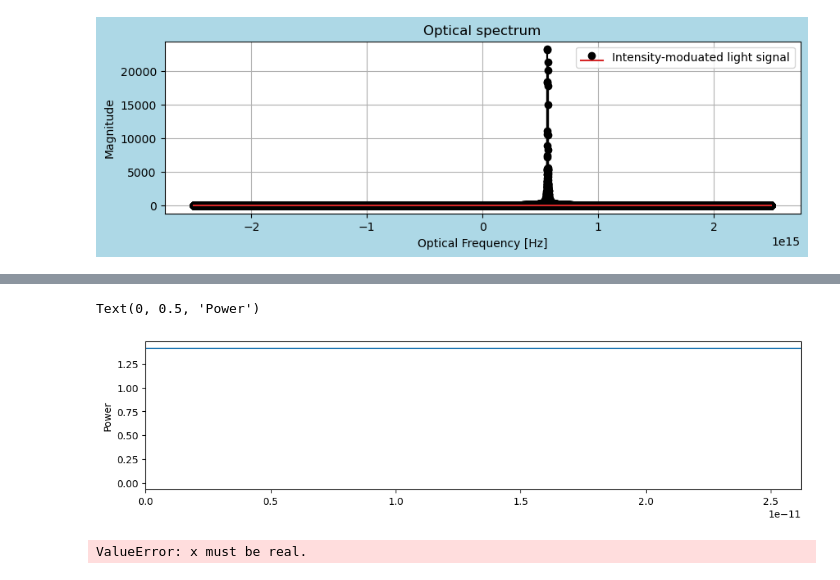
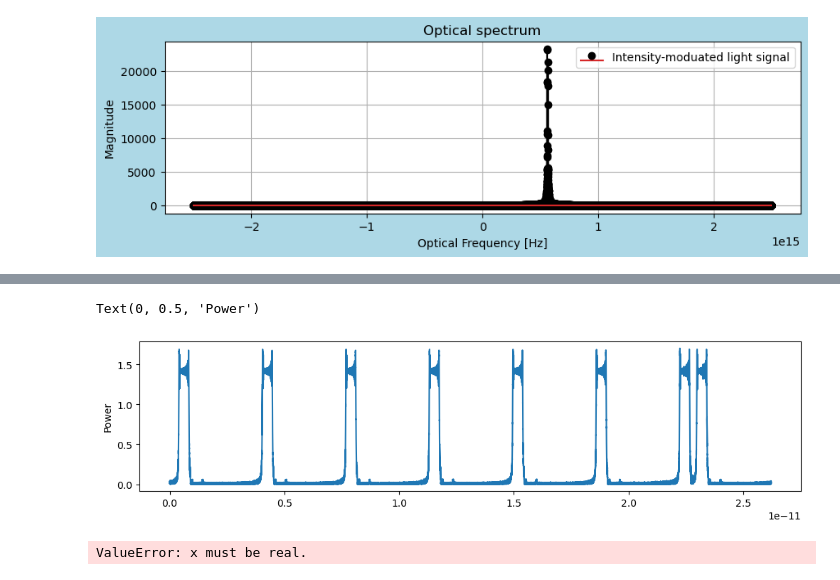
Before and after one commit to tacticstactics/Optical-pulse-broadening, a Jupyter notebook: optical_pulse_broadening_optical_fibers.ipynb, the cells around one changed output, grey strips where cells are left out. Drawn from its saved outputs; the diff is of its cells as text; code cells hidden in the pictures.

```diff
--- a/optical_pulse_broadening_optical_fibers.ipynb
+++ b/optical_pulse_broadening_optical_fibers.ipynb
@@ -399,8 +380,23 @@ Shape of inverse fourier transformed signal (Time Domain): (131072,)
 # %%
+mag = np.cos(phase_change) + 1j*np.sin(phase_change)
+print(mag)
+
+#Y_freq = unshifted_fft_random_analog_signal
+#Y_freq = fft_random_analog_signal
+Y_freq = mag * fft_random_analog_signal
+
+y_freq = ifft(Y_freq)
+print(y_freq)
+#transformed_tcol = np.linspace(0.0, 2*t_step * samplerate, samplerate, endpoint=False)
+
+
+print('Shape of inverse fourier transformed signal (Time Domain):', y_freq.shape)
+
+
 fig1 = plt.figure(figsize = (12,6), facecolor='white')
 ax1_1 = fig1.add_subplot(2, 1, 1)
 
 ax1_1.plot(optical_frequencies, np.abs(Y_freq))
 ax1_1.set_ylabel('Magnitude')
-ax1_1.set_xlim(200e12, 800e12)
-ax1_1.set_ylim(-1, 20)
+#ax1_1.set_xlim(200e12, 800e12)
+ax1_1.set_ylim(-1, 20000)
@@ -407,15 +413,15 @@ ax1_1.set_ylim(-1, 20)
 # %%
 fig2 = plt.figure(figsize = (12,6), facecolor='white')
 ax2_1 = fig2.add_subplot(2, 1, 1)
 
 #ax2_1.plot(transformed_tcol, (np.abs(y_freq))**2)
-#ax2_1.plot(tcol, np.abs(y_freq))
-ax2_1.plot(np.abs(y_freq))
-ax2_1.set_xlim(0, t_step * samplerate)
+ax2_1.plot(tcol, np.abs(y_freq))
+#ax2_1.plot(tcol, np.real(y_freq))
+#ax2_1.set_xlim(0, t_step * samplerate)
 ax2_1.set_ylabel('Power')
 # %% [output]
 Text(0, 0.5, 'Power')
-[figure, old version]
+[figure, new version]
 # %%
 # Create a complex signal with the phase information
 complex_signal = np.exp(1j * phase_change)
```
Also changed, not shown: parts of 3 cells of this notebook.
